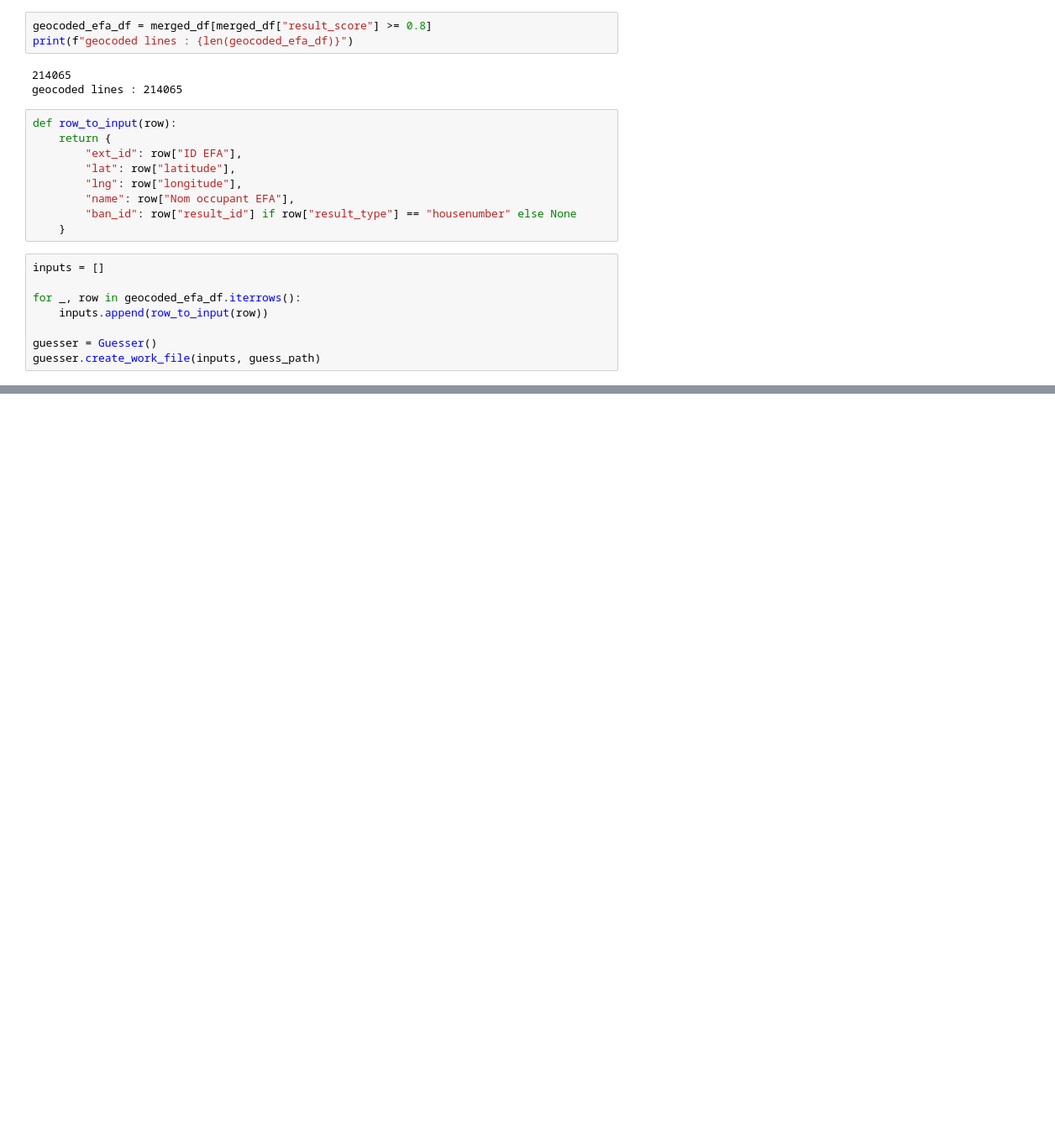
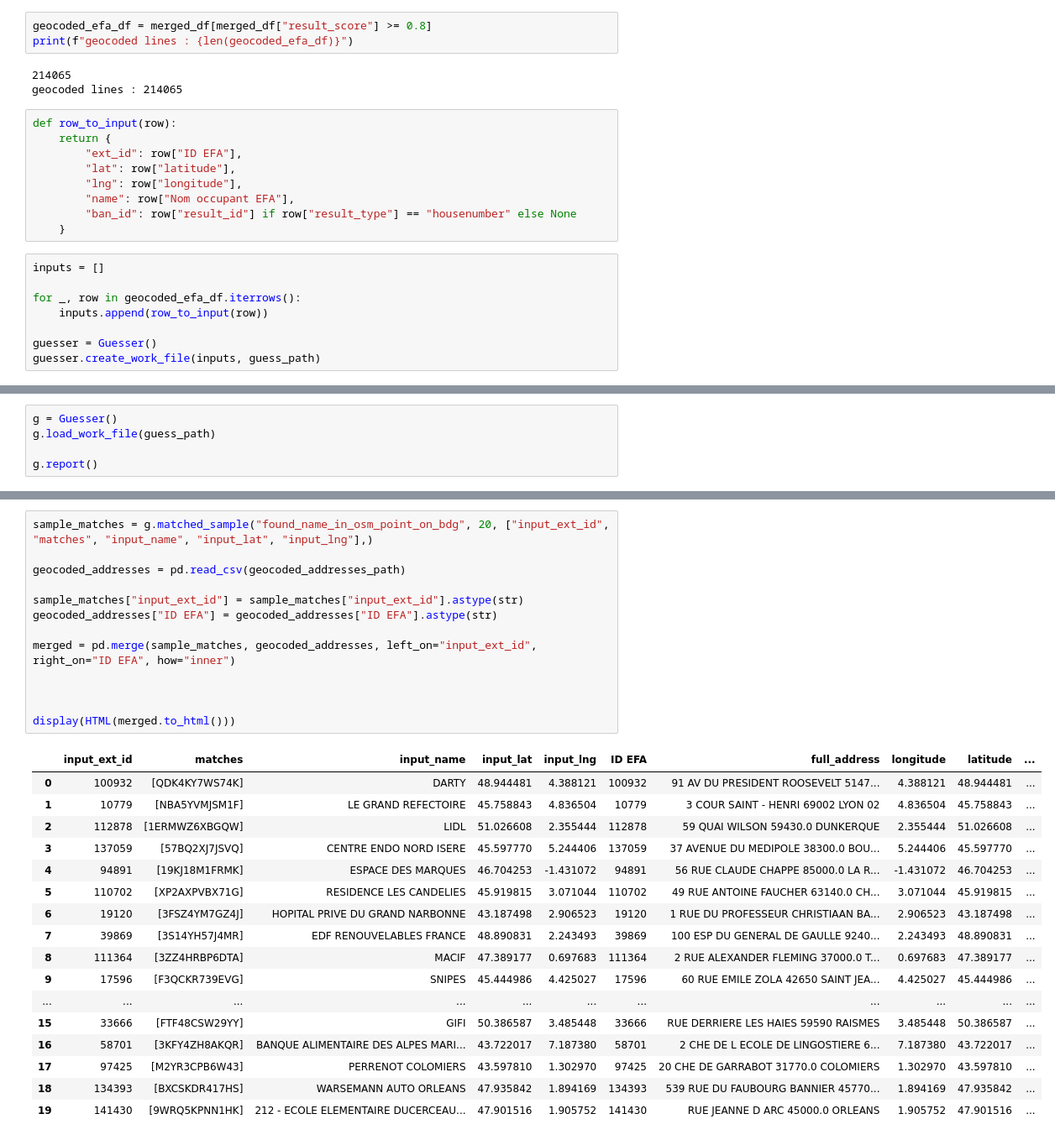
Before and after one commit to fab-geocommuns/RNB-coeur, a Jupyter notebook: app/notebooks/rapprochements/Operat 2/notebook.ipynb, the cells around one changed output, grey strips where cells are left out. Shown at 84% size. Saved outputs shown, nothing was run; the diff lists cells and outputs as text; blank space fills up the shorter version.

```diff
--- a/app/notebooks/rapprochements/Operat 2/notebook.ipynb
+++ b/app/notebooks/rapprochements/Operat 2/notebook.ipynb
@@ -260,0 +260,5 @@ OperationalError: SSL SYSCALL error: EOF detected
+# %%
+g = Guesser()
+g.load_work_file(guess_path)
+
+g.report()
@@ -260,0 +283,31 @@ OperationalError: SSL SYSCALL error: EOF detected
+# %%
+sample_matches = g.matched_sample("found_name_in_osm_point_on_bdg", 20, ["input_ext_id", "matches", "input_name", "input_lat", "input_lng"],)
+
+geocoded_addresses = pd.read_csv(geocoded_addresses_path)
+
+sample_matches["input_ext_id"] = sample_matches["input_ext_id"].astype(str)
+geocoded_addresses["ID EFA"] = geocoded_addresses["ID EFA"].astype(str)
+
+merged = pd.merge(sample_matches, geocoded_addresses, left_on="input_ext_id", right_on="ID EFA", how="inner")
+
+
+
+display(HTML(merged.to_html()))
+# %% [output]
+|  | input_ext_id | matches | input_name | input_lat | input_lng | ID EFA | full_address | longitude | latitude | ... |
+| 0 | 100932 | [QDK4KY7WS74K] | DARTY | 48.944481 | 4.388121 | 100932 | 91 AV DU PRESIDENT ROOSEVELT 5147... | 4.388121 | 48.944481 | ... |
+| 1 | 10779 | [NBA5YVMJSM1F] | LE GRAND REFECTOIRE | 45.758843 | 4.836504 | 10779 | 3 COUR SAINT - HENRI 69002 LYON 02 | 4.836504 | 45.758843 | ... |
+| 2 | 112878 | [1ERMWZ6XBGQW] | LIDL | 51.026608 | 2.355444 | 112878 | 59 QUAI WILSON 59430.0 DUNKERQUE | 2.355444 | 51.026608 | ... |
+| 3 | 137059 | [57BQ2XJ7JSVQ] | CENTRE ENDO NORD ISERE | 45.597770 | 5.244406 | 137059 | 37 AVENUE DU MEDIPOLE 38300.0 BOU... | 5.244406 | 45.597770 | ... |
+| 4 | 94891 | [19KJ18M1FRMK] | ESPACE DES MARQUES | 46.704253 | -1.431072 | 94891 | 56 RUE CLAUDE CHAPPE 85000.0 LA R... | -1.431072 | 46.704253 | ... |
+| 5 | 110702 | [XP2AXPVBX71G] | RESIDENCE LES CANDELIES | 45.919815 | 3.071044 | 110702 | 49 RUE ANTOINE FAUCHER 63140.0 CH... | 3.071044 | 45.919815 | ... |
+| 6 | 19120 | [3FSZ4YM7GZ4J] | HOPITAL PRIVE DU GRAND NARBONNE | 43.187498 | 2.906523 | 19120 | 1 RUE DU PROFESSEUR CHRISTIAAN BA... | 2.906523 | 43.187498 | ... |
+| 7 | 39869 | [3S14YH57J4MR] | EDF RENOUVELABLES FRANCE | 48.890831 | 2.243493 | 39869 | 100 ESP DU GENERAL DE GAULLE 9240... | 2.243493 | 48.890831 | ... |
+| 8 | 111364 | [3ZZ4HRBP6DTA] | MACIF | 47.389177 | 0.697683 | 111364 | 2 RUE ALEXANDER FLEMING 37000.0 T... | 0.697683 | 47.389177 | ... |
+| 9 | 17596 | [F3QCKR739EVG] | SNIPES | 45.444986 | 4.425027 | 17596 | 60 RUE EMILE ZOLA 42650 SAINT JEA... | 4.425027 | 45.444986 | ... |
+| ... | ... | ... | ... | ... | ... | ... | ... | ... | ... | ... |
+| 15 | 33666 | [FTF48CSW29YY] | GIFI | 50.386587 | 3.485448 | 33666 | RUE DERRIERE LES HAIES 59590 RAISMES | 3.485448 | 50.386587 | ... |
+| 16 | 58701 | [3KFY4ZH8AKQR] | BANQUE ALIMENTAIRE DES ALPES MARI... | 43.722017 | 7.187380 | 58701 | 2 CHE DE L ECOLE DE LINGOSTIERE 6... | 7.187380 | 43.722017 | ... |
+| 17 | 97425 | [M2YR3CPB6W43] | PERRENOT COLOMIERS | 43.597810 | 1.302970 | 97425 | 20 CHE DE GARRABOT 31770.0 COLOMIERS | 1.302970 | 43.597810 | ... |
+| 18 | 134393 | [BXCSKDR417HS] | WARSEMANN AUTO ORLEANS | 47.935842 | 1.894169 | 134393 | 539 RUE DU FAUBOURG BANNIER 45770... | 1.894169 | 47.935842 | ... |
+| 19 | 141430 | [9WRQ5KPNN1HK] | 212 - ECOLE ELEMENTAIRE DUCERCEAU... | 47.901516 | 1.905752 | 141430 | RUE JEANNE D ARC 45000.0 ORLEANS | 1.905752 | 47.901516 | ... |
```
Also changed, not shown: parts of 3 cells of this notebook.
